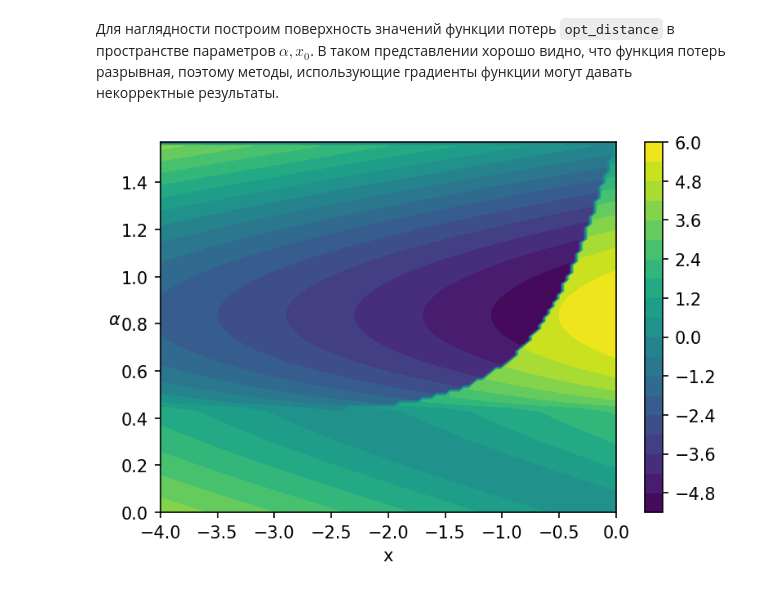
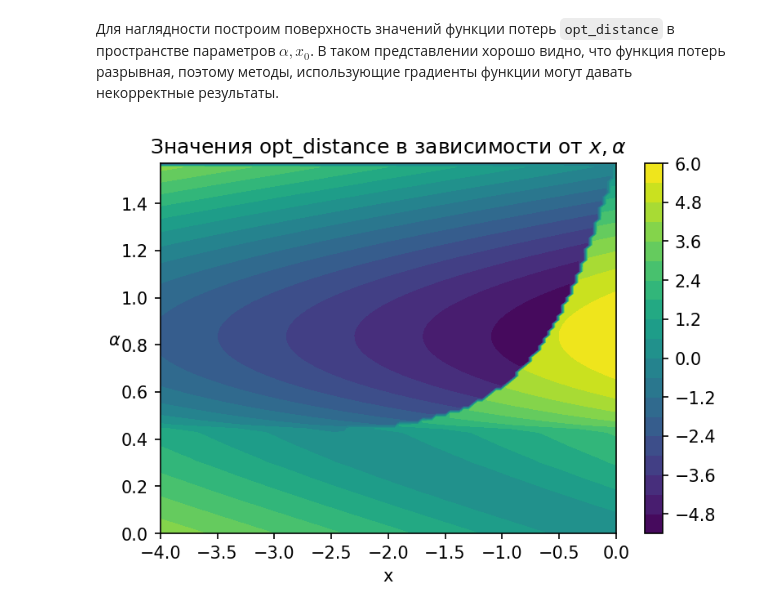
Before and after one commit to vongostev/Python-Physical-Problems, a Jupyter notebook: plateu.ipynb, the cells around one changed output. Cells and saved outputs as stored; diff of their text form; code cells hidden in the pictures.

```diff
--- a/plateu.ipynb
+++ b/plateu.ipynb
@@ -51,7 +52,7 @@ $$v_0 \sin(\alpha t) - gt^2/2 = h$$
 поэтому построим функцию потерь так, чтобы её значение при $x_1 \ge 0$ всегда были больше, чем при $x_1 < 0$. Кроме того, если $x_1 < 0$, то значение функции должно уменьшаться, если $x_2$ растет.
 Такая функция строится как показано ниже
 # %%
-def opt_distance(params, v0, h, t_max):
+def opt_distance(params, v0: float, h: float, t_max: float) -> float:
     # Распаковка параметров (угол, начальное положение)
     alpha, x0 = params
 
@@ -149,8 +150,9 @@ data = show_x2(alphas, x0s)
 # %%
 plt.contourf(data, extent=(-4, 0, 0, np.pi / 2), levels=20)
 plt.xlabel('x')
 plt.ylabel(r'$\alpha$', rotation=0)
+plt.title(r'Значения opt_distance в зависимости от $x,\alpha$')
 plt.colorbar()
 plt.show()
 # %% [output]
-[figure, old version]
+[figure, new version]
```
Also changed, not shown: parts of 5 cells of this notebook.
